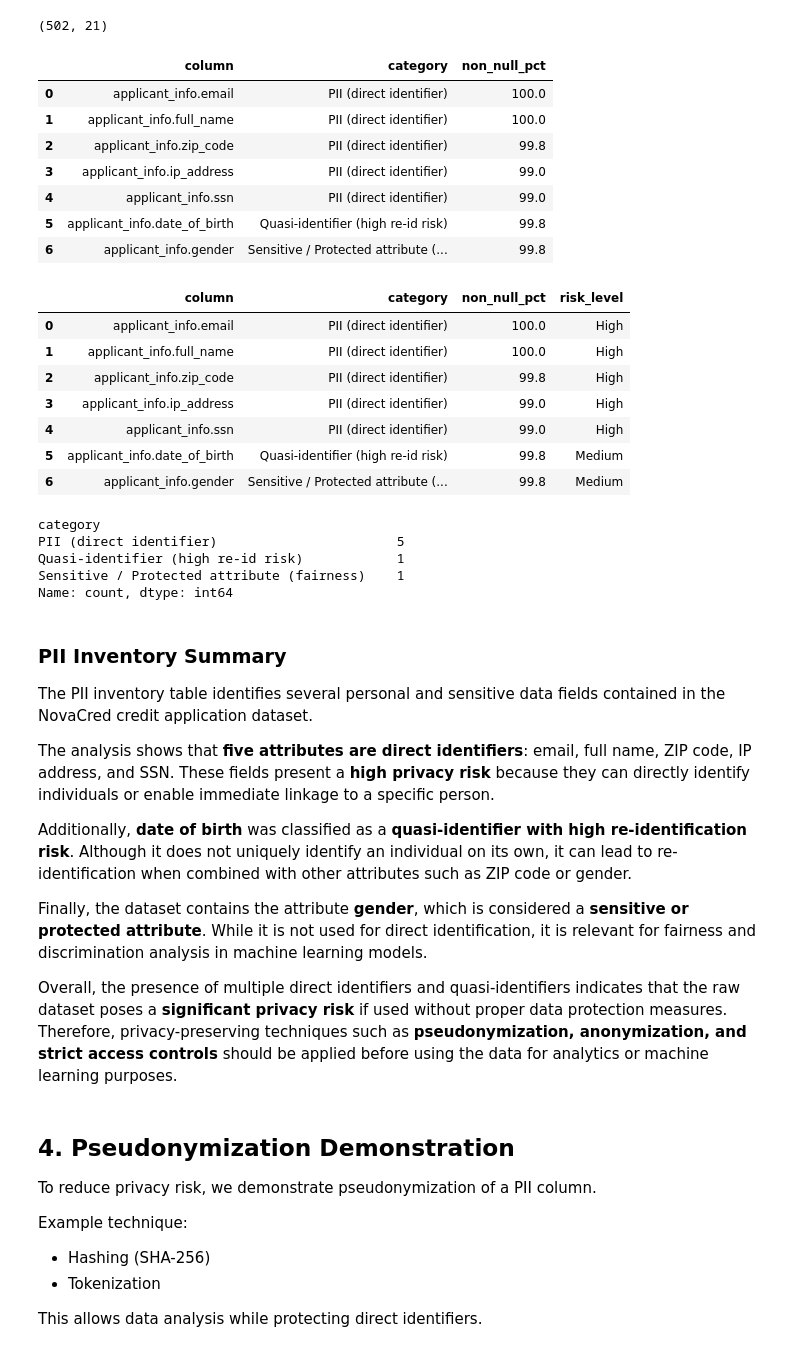
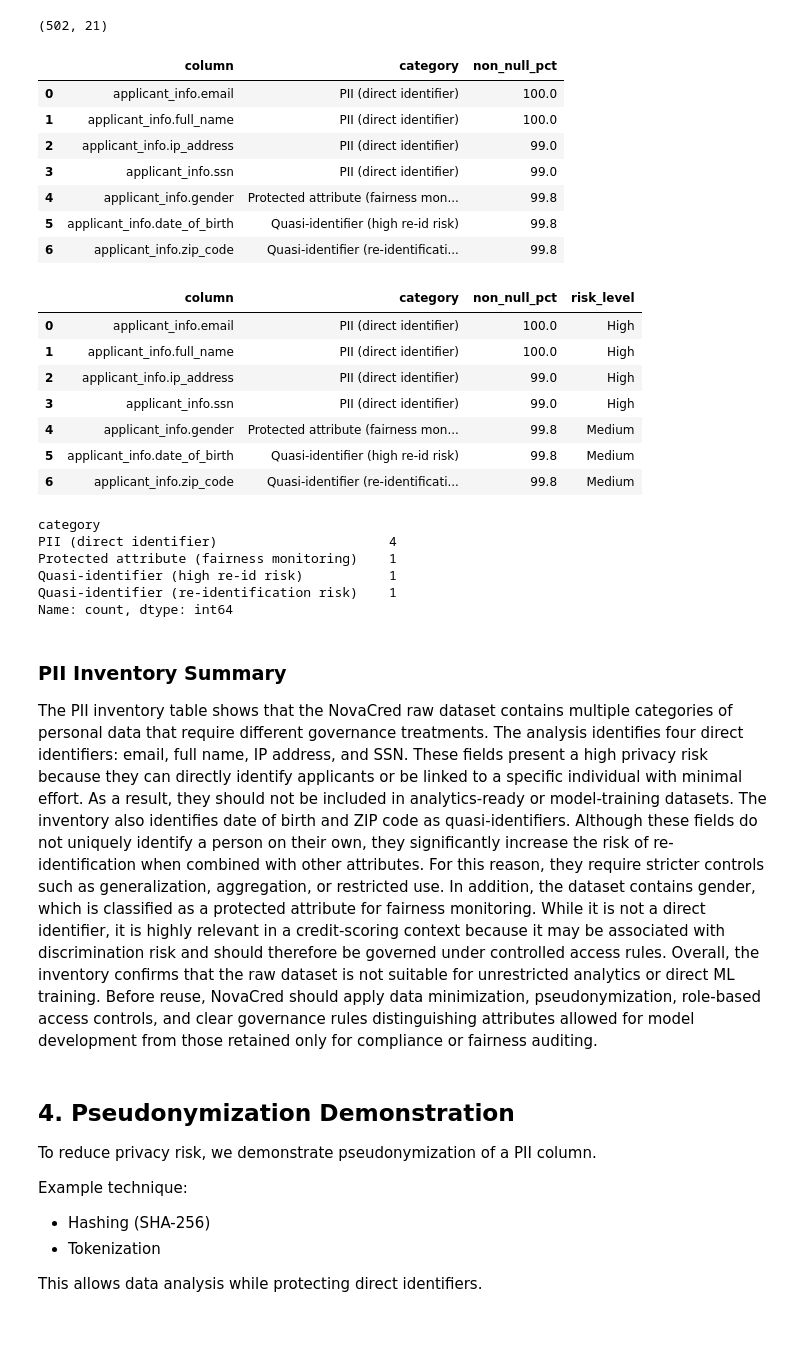
Before and after one commit to leo-nor-pro/dego-project-team6, a Jupyter notebook: notebooks/03-privacy-demo.ipynb, the cells around one changed output. Cells and saved outputs as stored; diff of their text form; code cells hidden in the pictures.

```diff
--- a/notebooks/03-privacy-demo.ipynb
+++ b/notebooks/03-privacy-demo.ipynb
@@ -222,7 +222,7 @@ def classify_field(col: str) -> str:
         return "PII (direct identifier)"
     if "email" in c:
         return "PII (direct identifier)"
-    if "ip" in c:
+    if "ip_address" in c or c.endswith(".ip"):
         return "PII (direct identifier)"
     if "full_name" in c or c.endswith(".name") or c.endswith("name"):
         return "PII (direct identifier)"
@@ -230,6 +230,8 @@ def classify_field(col: str) -> str:
         return "Quasi-identifier (high re-id risk)"
     if "ip_address" in c or c.endswith(".ip"):
         return "PII (direct identifier)"
+    if "zip" in c or "postal" in c:
+        return "Quasi-identifier (re-identification risk)"
     return "Review"
 
 pii_inventory = pii_evidence_df[["column", "non_null_pct", "example_values"]].copy()
@@ -242,7 +244,7 @@ if SENSITIVE_ATTRS:
         "column": c,
         "non_null_pct": round(100 * df[c].notna().mean(), 2),
         "example_values": df[c].dropna().astype(str).head(3).tolist(),
-        "category": "Sensitive / Protected attribute (fairness)"
+        "category": "Protected attribute (fairness monitoring)"
     } for c in sorted(set(SENSITIVE_ATTRS))])
     pii_inventory = pd.concat([pii_inventory, extra], ignore_index=True)
 
@@ -298,54 +307,56 @@ pii_inventory_table
 |  | column | category | non_null_pct |
 | 0 | applicant_info.email | PII (direct identifier) | 100.0 |
 | 1 | applicant_info.full_name | PII (direct identifier) | 100.0 |
-| 2 | applicant_info.zip_code | PII (direct identifier) | 99.8 |
-| 3 | applicant_info.ip_address | PII (direct identifier) | 99.0 |
-| 4 | applicant_info.ssn | PII (direct identifier) | 99.0 |
+| 2 | applicant_info.ip_address | PII (direct identifier) | 99.0 |
+| 3 | applicant_info.ssn | PII (direct identifier) | 99.0 |
+| 4 | applicant_info.gender | Protected attribute (fairness mon... | 99.8 |
 | 5 | applicant_info.date_of_birth | Quasi-identifier (high re-id risk) | 99.8 |
-| 6 | applicant_info.gender | Sensitive / Protected attribute (... | 99.8 |
+| 6 | applicant_info.zip_code | Quasi-identifier (re-identificati... | 99.8 |
 # %%
 # Add risk level based on category
 def risk_level(cat):
-    if "direct identifier" in cat.lower():
+    c = cat.lower()
+
+    if "direct identifier" in c:
         return "High"
-    if "quasi" in cat.lower():
+
+    if "quasi" in c:
         return "Medium"
-    if "sensitive" in cat.lower():
+
+    if "protected" in c or "fairness" in c:
         return "Medium"
+
     return "Low"
 
 pii_inventory_table["risk_level"] = pii_inventory_table["category"].apply(risk_level)
 
 pii_inventory_table
 # %% [output]
 |  | column | category | non_null_pct | risk_level |
 | 0 | applicant_info.email | PII (direct identifier) | 100.0 | High |
 | 1 | applicant_info.full_name | PII (direct identifier) | 100.0 | High |
-| 2 | applicant_info.zip_code | PII (direct identifier) | 99.8 | High |
-| 3 | applicant_info.ip_address | PII (direct identifier) | 99.0 | High |
-| 4 | applicant_info.ssn | PII (direct identifier) | 99.0 | High |
+| 2 | applicant_info.ip_address | PII (direct identifier) | 99.0 | High |
+| 3 | applicant_info.ssn | PII (direct identifier) | 99.0 | High |
+| 4 | applicant_info.gender | Protected attribute (fairness mon... | 99.8 | Medium |
 | 5 | applicant_info.date_of_birth | Quasi-identifier (high re-id risk) | 99.8 | Medium |
-| 6 | applicant_info.gender | Sensitive / Protected attribute (... | 99.8 | Medium |
+| 6 | applicant_info.zip_code | Quasi-identifier (re-identificati... | 99.8 | Medium |
 # %%
 pii_inventory_table["category"].value_counts()
 # %% [output]
 category
-PII (direct identifier)                       5
-Quasi-identifier (high re-id risk)            1
-Sensitive / Protected attribute (fairness)    1
+PII (direct identifier)                      4
+Protected attribute (fairness monitoring)    1
+Quasi-identifier (high re-id risk)           1
+Quasi-identifier (re-identification risk)    1
 Name: count, dtype: int64
 # %% [markdown]
 ### PII Inventory Summary
 
-The PII inventory table identifies several personal and sensitive data fields contained in the NovaCred credit application dataset.
-
-The analysis shows that **five attributes are direct identifiers**: email, full name, ZIP code, IP address, and SSN. These fields present a **high privacy risk** because they can directly identify individuals or enable immediate linkage to a specific person.
-
-Additionally, **date of birth** was classified as a **quasi-identifier with high re-identification risk**. Although it does not uniquely identify an individual on its own, it can lead to re-identification when combined with other attributes such as ZIP code or gender.
-
-Finally, the dataset contains the attribute **gender**, which is considered a **sensitive or protected attribute**. While it is not used for direct identification, it is relevant for fairness and discrimination analysis in machine learning models.
-
-Overall, the presence of multiple direct identifiers and quasi-identifiers indicates that the raw dataset poses a **significant privacy risk** if used without proper data protection measures. Therefore, privacy-preserving techniques such as **pseudonymization, anonymization, and strict access controls** should be applied before using the data for analytics or machine learning purposes.
+The PII inventory table shows that the NovaCred raw dataset contains multiple categories of personal data that require different governance treatments.
+The analysis identifies four direct identifiers: email, full name, IP address, and SSN. These fields present a high privacy risk because they can directly identify applicants or be linked to a specific individual with minimal effort. As a result, they should not be included in analytics-ready or model-training datasets.
+The inventory also identifies date of birth and ZIP code as quasi-identifiers. Although these fields do not uniquely identify a person on their own, they significantly increase the risk of re-identification when combined with other attributes. For this reason, they require stricter controls such as generalization, aggregation, or restricted use.
+In addition, the dataset contains gender, which is classified as a protected attribute for fairness monitoring. While it is not a direct identifier, it is highly relevant in a credit-scoring context because it may be associated with discrimination risk and should therefore be governed under controlled access rules.
+Overall, the inventory confirms that the raw dataset is not suitable for unrestricted analytics or direct ML training. Before reuse, NovaCred should apply data minimization, pseudonymization, role-based access controls, and clear governance rules distinguishing attributes allowed for model development from those retained only for compliance or fairness auditing.
 # %% [markdown]
 ## 4. Pseudonymization Demonstration
 
```
Also changed, not shown: parts of 13 cells of this notebook.
